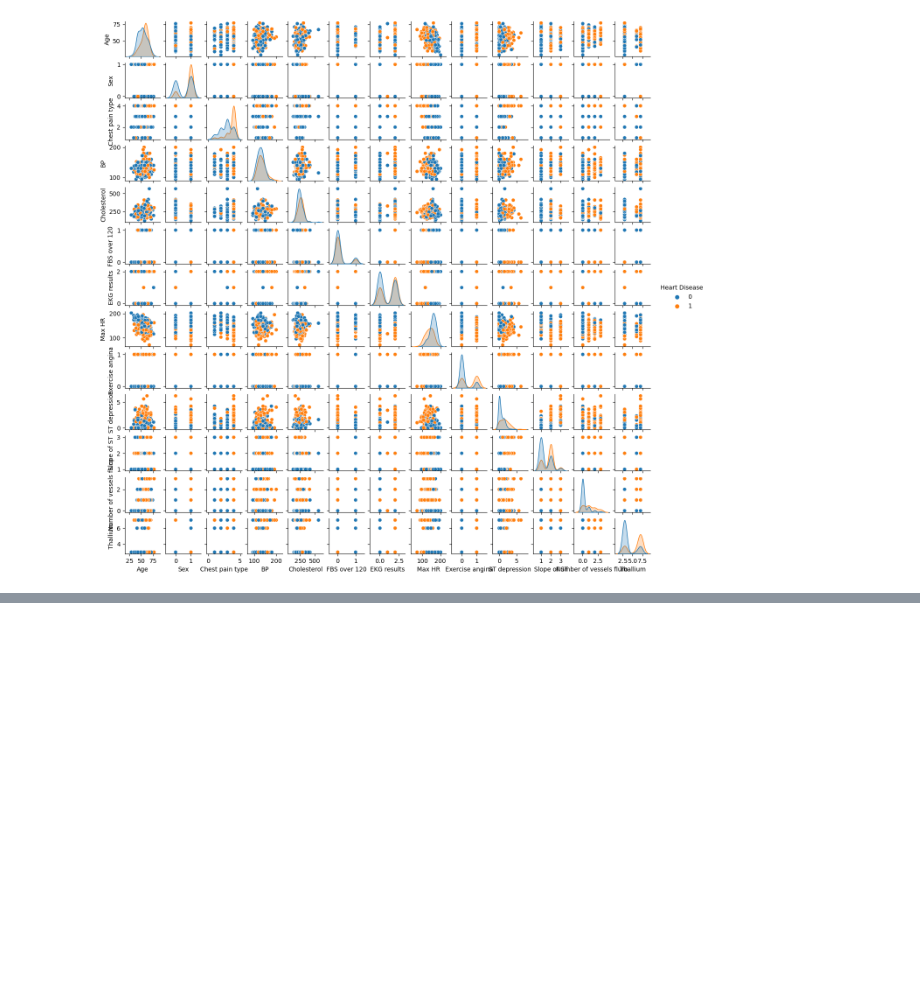
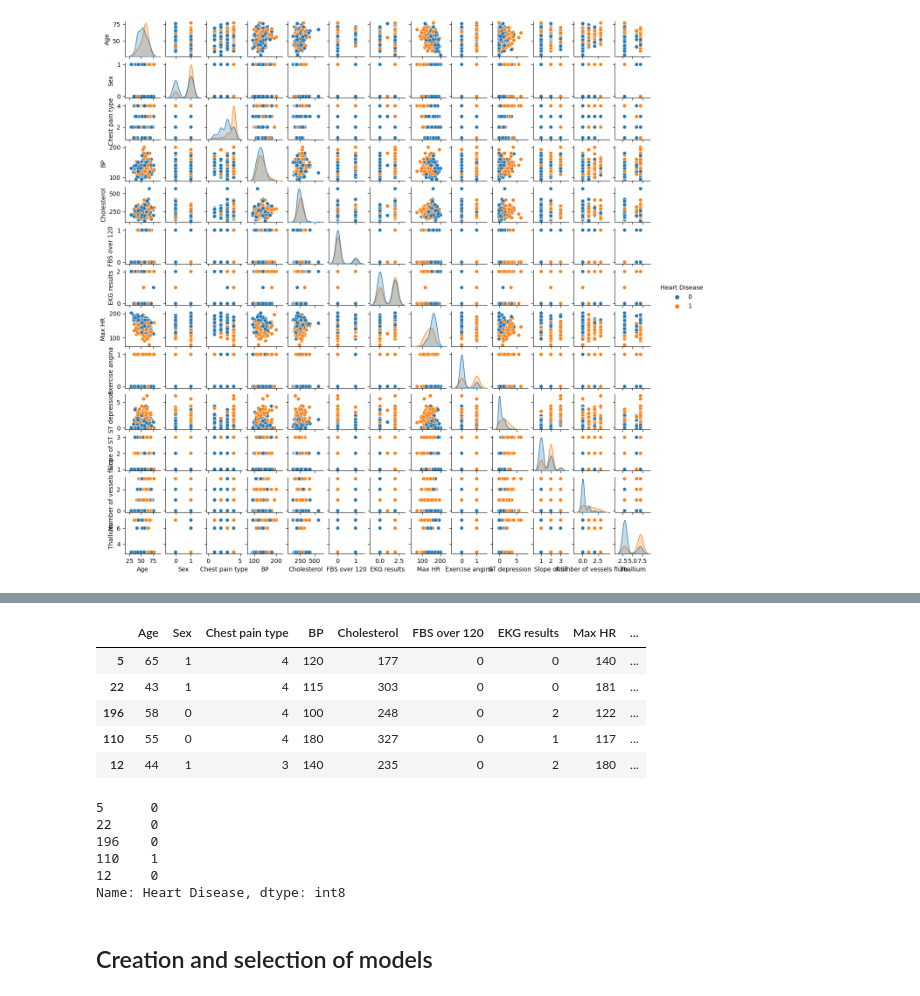
Before and after one commit to King-georges/Heart_Disease_Prediction_Project, a Jupyter notebook: Final_Heart_Disease_Prediction.ipynb, the cells around one changed output, grey strips where cells are left out. Saved outputs shown, nothing was run; the diff lists cells and outputs as text; code cells hidden in the pictures; blank space fills up the shorter version.

Commit message:
Train_test_split

```diff
--- a/Final_Heart_Disease_Prediction.ipynb
+++ b/Final_Heart_Disease_Prediction.ipynb
@@ -332,0 +337,26 @@ sns.pairplot(df, hue= 'Heart Disease', height= 1)
+# %%
+x = df.drop(columns = 'Heart Disease')
+
+y = df['Heart Disease']
+
+x_train, x_test, y_train, y_test = train_test_split(x, y, test_size = 0.2, random_state = 0)
+# %%
+x_train.head()
+# %% [output]
+|  | Age | Sex | Chest pain type | BP | Cholesterol | FBS over 120 | EKG results | Max HR | ... |
+| 5 | 65 | 1 | 4 | 120 | 177 | 0 | 0 | 140 | ... |
+| 22 | 43 | 1 | 4 | 115 | 303 | 0 | 0 | 181 | ... |
+| 196 | 58 | 0 | 4 | 100 | 248 | 0 | 2 | 122 | ... |
+| 110 | 55 | 0 | 4 | 180 | 327 | 0 | 1 | 117 | ... |
+| 12 | 44 | 1 | 3 | 140 | 235 | 0 | 2 | 180 | ... |
+# %%
+y_train.head()
+# %% [output]
+5      0
+22     0
+196    0
+110    1
+12     0
+Name: Heart Disease, dtype: int8
+# %% [markdown]
+## Creation and selection of models
```
Also changed, not shown: parts of 2 cells of this notebook.
